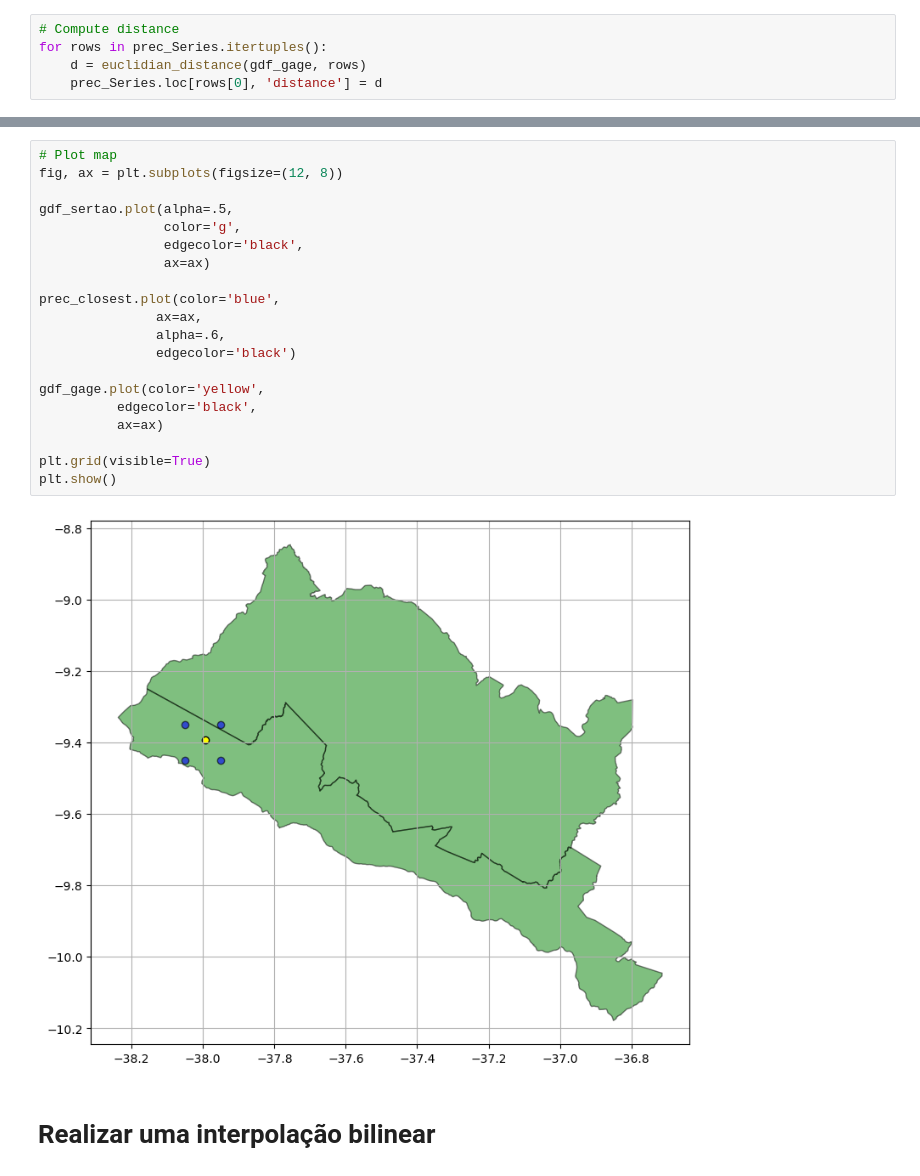
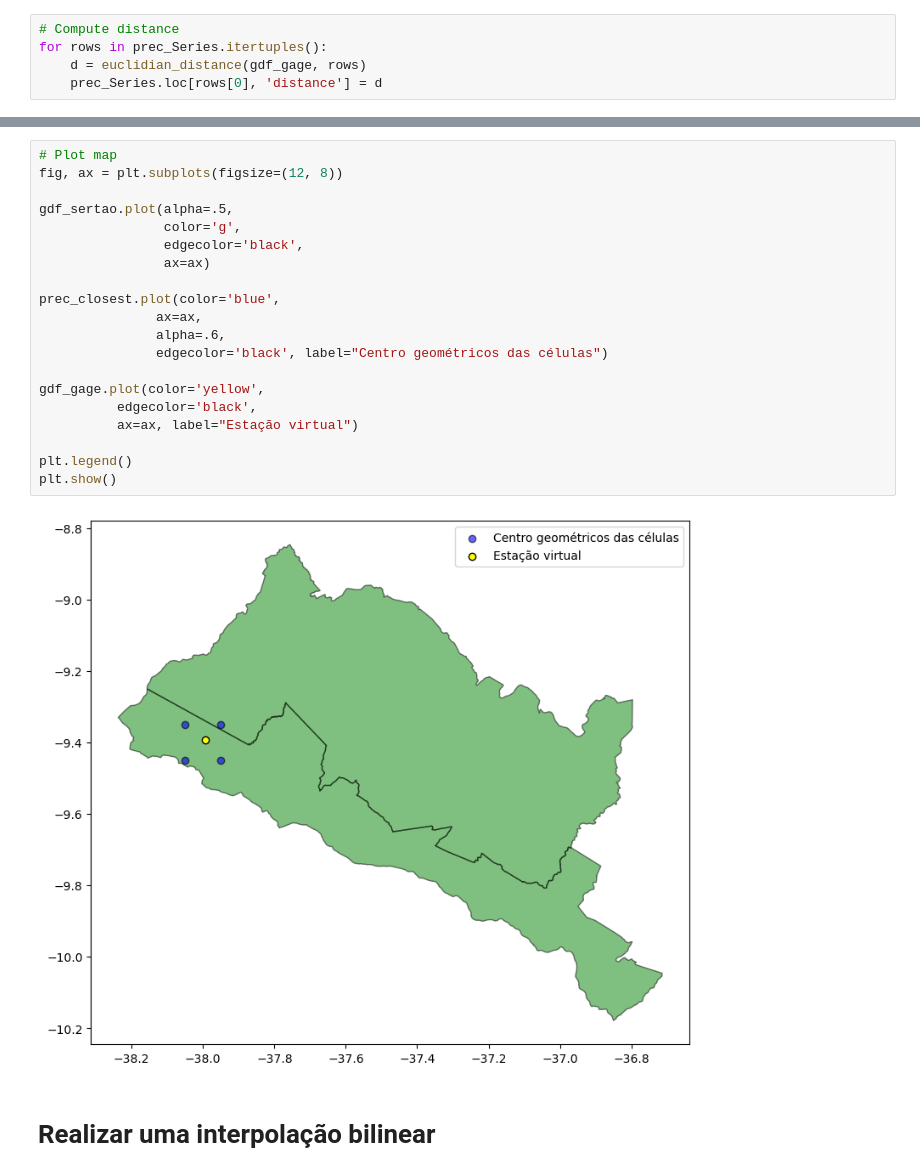
Before and after one commit to flow-ufal/gpm_precipitation_tools, a Jupyter notebook: GPM.ipynb, the cells around one changed output, grey strips where cells are left out. Cells and saved outputs as stored; diff of their text form.

```diff
--- a/GPM.ipynb
+++ b/GPM.ipynb
@@ -177,25 +177,25 @@ prec_closest
 # %%
 # Plot map
 fig, ax = plt.subplots(figsize=(12, 8))
 
 gdf_sertao.plot(alpha=.5,
                 color='g',
                 edgecolor='black',
                 ax=ax)
 
 prec_closest.plot(color='blue',
                ax=ax,
                alpha=.6,
-               edgecolor='black')
+               edgecolor='black', label="Centro geométricos das células")
 
 gdf_gage.plot(color='yellow',
           edgecolor='black',
-          ax=ax)
+          ax=ax, label="Estação virtual")
 
-plt.grid(visible=True)
+plt.legend()
 plt.show()
 # %% [output]
-[figure, old version]
+[figure, new version]
 # %% [markdown]
 # Realizar uma interpolação bilinear
 # %%
```
Also changed, not shown: parts of 8 cells of this notebook, 2 other files.
